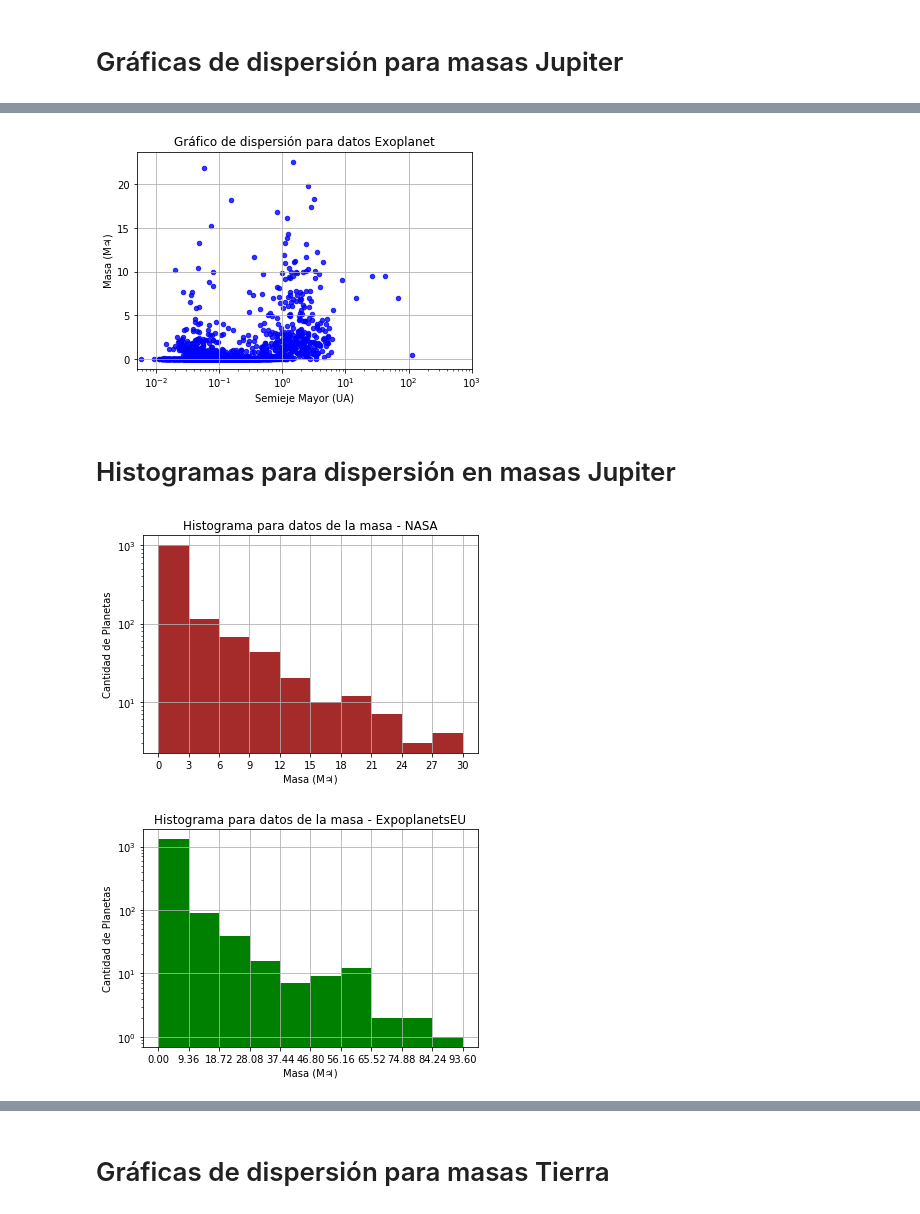
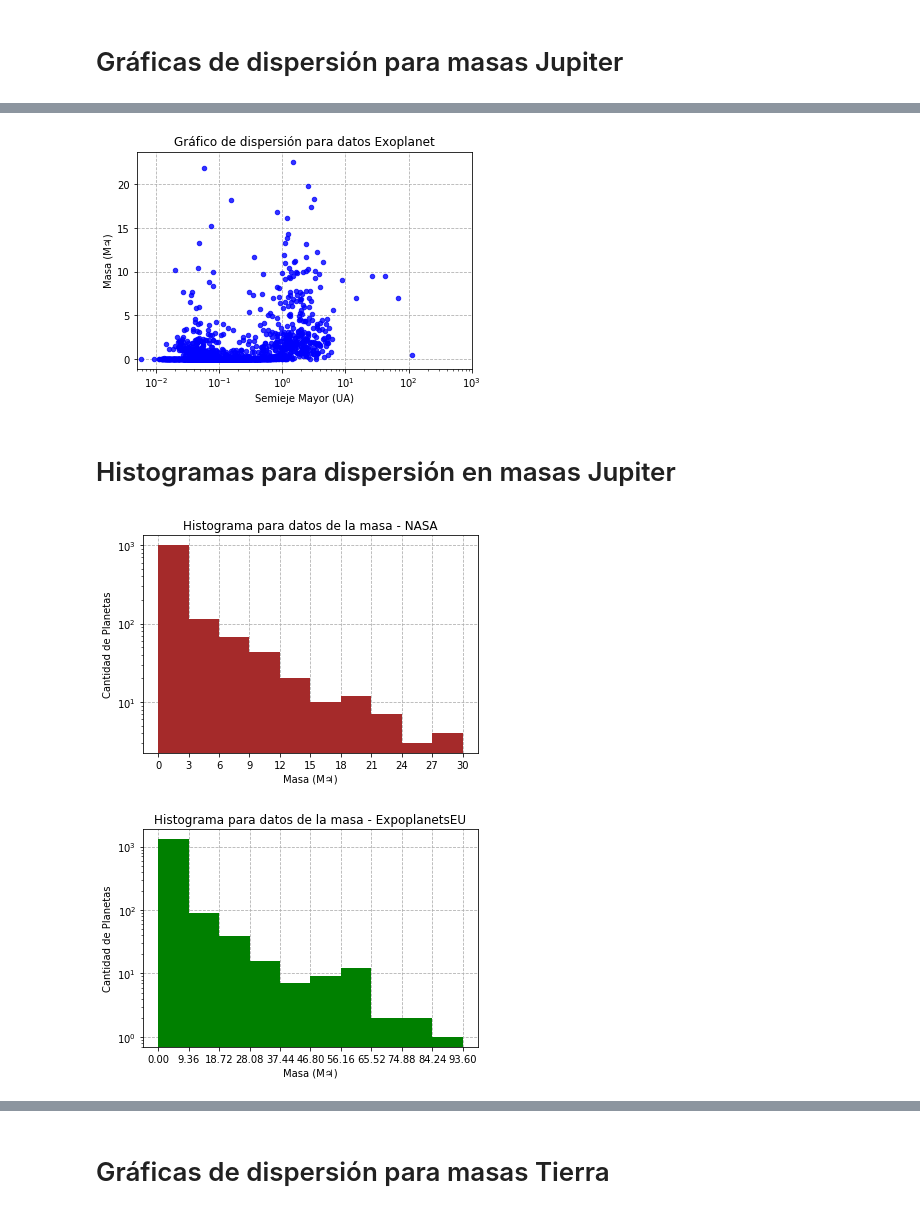
Before and after one commit to anmsuarezma/ExoplanetasPython, a Jupyter notebook: Tarea1.ipynb, the cells around one changed output, grey strips where cells are left out. Saved outputs shown, nothing was run; the diff lists cells and outputs as text; code cells hidden in the pictures.

```diff
--- a/Tarea1.ipynb
+++ b/Tarea1.ipynb
@@ -96,16 +98,16 @@ plt.show()
 # %%
 #Exoplanets
-scaEXO_J=plt.scatter(x=MajorAxisEXP, y=MassEXPO, marker='o', color='blue',s=20, alpha=0.8, label='Exoplanet')
+scaEXO_J=plt.scatter(x=MajorAxisEXP, y=MassEXPO, marker='o', color='blue',s=20, alpha=0.8, label='Exoplanet',zorder=2)
 plt.xscale('log')
 plt.xlim(0.005,1000)
 plt.title('Gráfico de dispersión para datos Exoplanet')
-plt.grid()
+plt.grid(zorder=1, linestyle='--')
 plt.xlabel('Semieje Mayor (UA)')
 plt.ylabel('Masa (M♃)')
 #plt.savefig('name.pdf')
 plt.show()
 # %% [output]
-[figure, old version]
+[figure, new version]
 # %% [markdown]
 # Histogramas para dispersión en masas Jupiter
 # %%
@@ -114,34 +116,34 @@ MASSNASA=[]
 for elem in MassNASA:
     if elem>=0:
         MASSNASA.append(elem)
-histNASA_Mass_J=plt.hist(MASSNASA,histtype='bar', facecolor='brown', alpha=1)
+histNASA_Mass_J=plt.hist(MASSNASA,histtype='bar', facecolor='brown', alpha=1,zorder=2)
 plt.xticks(np.linspace(np.min(MASSNASA),np.max(MASSNASA),11))
 plt.xlabel("Masa (M♃)")
 plt.ylabel("Cantidad de Planetas")
 plt.title('Histograma para datos de la masa - NASA')
 plt.yscale('log')
-plt.grid()
+plt.grid(zorder=1, linestyle='--')
 #plt.savefig('name.pdf')
 plt.show()
 # %% [output]
-[figure, old version]
+[figure, new version]
 # %%
 #ExoplanetsEU
 MASSEXOEU=[]
 for elem in MassEXO:
     if elem>=0:
         MASSEXOEU.append(elem)
-histEXOEU_Mass_J=plt.hist(MASSEXOEU,histtype='bar',  facecolor='green', alpha=1)
+histEXOEU_Mass_J=plt.hist(MASSEXOEU,histtype='bar',  facecolor='green', alpha=1,zorder=2)
 plt.xticks(np.linspace(np.min(MASSEXOEU),np.max(MASSEXOEU),11))
 plt.xlabel("Masa (M♃)")
 plt.ylabel("Cantidad de Planetas")
 plt.title('Histograma para datos de la masa - ExpoplanetsEU')
 plt.yscale('log')
-plt.grid()
+plt.grid(zorder=1, linestyle='--')
 #plt.savefig('name.pdf')
 plt.show()
 # %% [output]
-[figure, old version]
+[figure, new version]
 # %%
 #Exoplanets
 MASSEXPO=[]
```
Also changed, not shown: parts of 14 cells of this notebook.
